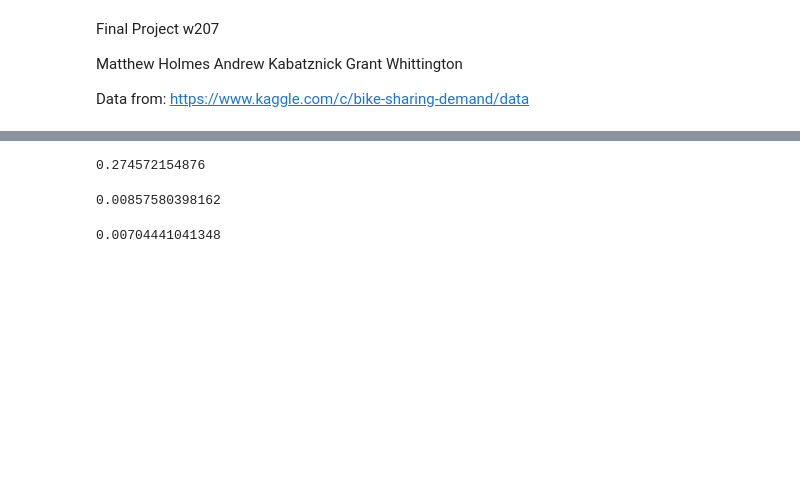
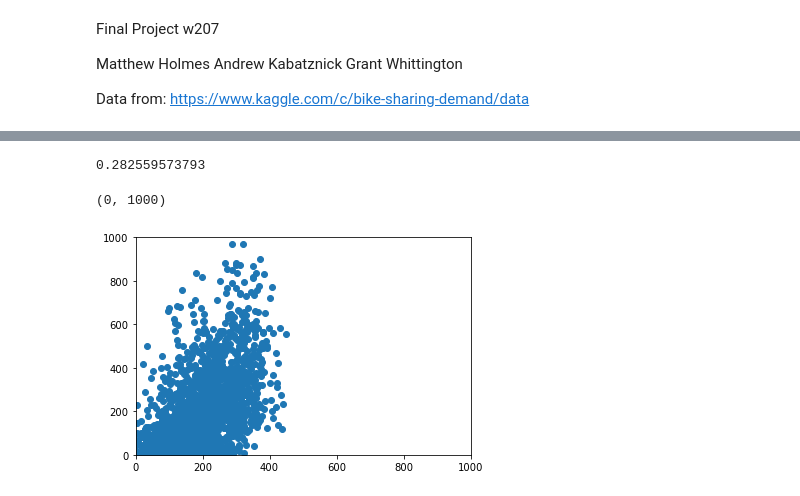
Before and after one commit to amkabatznick/W207_Final_Project, a Jupyter notebook: holmes_kabatznick_whittington_p4.ipynb, the cells around one changed output, grey strips where cells are left out. Saved outputs shown, nothing was run; the diff lists cells and outputs as text; code cells hidden in the pictures; blank space fills up the shorter version.

Commit message:
Updated Model selection and evaluation

```diff
--- a/holmes_kabatznick_whittington_p4.ipynb
+++ b/holmes_kabatznick_whittington_p4.ipynb
@@ -38,7 +40,7 @@ from sklearn.metrics import classification_report
 def transform_raw_data(raw_input):
     #Putting Data into Pandas dataframe
         Column_Headers = csvfile.readline().split(',')
-        Column_Headers[-1] = "totalcount"
+        Column_Headers[-1] = "count"
         csvfile.next()
         train_data = []
         for row in csvfile:
@@ -58,10 +67,16 @@ a = train_data['datetime']
 # %%
-##Need to do train/dev split, also modify/add any features we desire
+##Feature Modification
 def modify_factors(input_data):
     output_data=pd.DataFrame(input_data)
+
     ##Split datetime into year, month, day, and hour columns
     rawdate = input_data['datetime']
     for i in range(len(rawdate)):
+
+        #Use number of rentals for previous day/hour as predictors
+        if i>1:
+            output_data['past_hour']=output_data['count'].iloc[i-1]
+
         [date,hour] = rawdate.iloc[i].split()
         [year,month,day] = date.split("-")
         output_data['year'] = int(year)
@@ -77,10 +92,15 @@ def modify_factors(input_data):
     weather_onehot.columns = ["clear", "misty", "light_precip", "heavy_precip"]
     output_data = pd.concat([output_data,weather_onehot],axis=1)
 
+
     del output_data['datetime']
     del output_data['season']
     del output_data['weather']
 
+    #Remove Dependent Columns
+    del output_data['clear']
+    del output_data['spring']
+
     return output_data
 
 train_data = modify_factors(train_data)
@@ -90,9 +110,16 @@ All_Columns = list(train_data.columns.values)
 Prediction_Columns = All_Columns[:]
 Prediction_Columns.remove('registered')
 Prediction_Columns.remove('casual')
-Prediction_Columns.remove('totalcount')
-Numerical_Predictors = Prediction_Columns[0:9 or None]
-Categorical_Predictors = Prediction_Columns[10:-0 or None]
+Prediction_Columns.remove('count')
+Numerical_Predictors = Prediction_Columns[0:10 or None]
+Categorical_Predictors = Prediction_Columns[11:-0 or None]
+
+##Removing Time based factors
+Standard_Prediction_Columns = Prediction_Columns[:]
+Standard_Prediction_Columns.remove('hour')
+Standard_Prediction_Columns.remove('day')
+Standard_Prediction_Columns.remove('month')
+Standard_Prediction_Columns.remove('year')
 # %%
 #train, dev, test split of base data
 def data_split(data,train_percent,dev_percent,is_random):
@@ -105,7 +148,16 @@ def data_split(data,train_percent,dev_percent,is_random):
 # %%
-#Basic Linear Regression using numerical predictors
+#Basic Linear Regression
 LinearReg = LinearRegression()
-LinearReg.fit(train_set[Prediction_Columns], train_set['totalcount'])
-print LinearReg.score(dev_set[Prediction_Columns], dev_set['totalcount'])
+LinearReg.fit(train_set[Prediction_Columns], train_set['count'])
+print LinearReg.score(test_set[Prediction_Columns], test_set['count'])
+
+predicted = LinearReg.predict(test_set[Prediction_Columns])
+
+plt.scatter(predicted,test_set['count'].values)
+plt.xlim(0,1000)
+plt.ylim(0,1000)
+##print fit_evaluation(test_set['count'].values,predicted)
 # %% [output]
-0.274572154876
+0.282559573793
+(0, 1000)
+[figure, added]
@@ -114,14 +163,0 @@ print LinearReg.score(dev_set[Prediction_Columns], dev_set['totalcount'])
-# %%
-#Multinomial Naive Bayes
-MultiBayes = MultinomialNB()
-MultiBayes.fit(train_set[Prediction_Columns], train_set['totalcount'])
-print MultiBayes.score(dev_set[Prediction_Columns], dev_set['totalcount'])
-# %% [output]
-0.00857580398162
-# %%
-#Decision Trees
-DTree = tree.DecisionTreeClassifier()
-DTree.fit(train_set[Prediction_Columns], train_set['totalcount'])
-print DTree.score(dev_set[Prediction_Columns], dev_set['totalcount'])
-# %% [output]
-0.00704441041348
```
Also changed, not shown: parts of 13 cells of this notebook.
